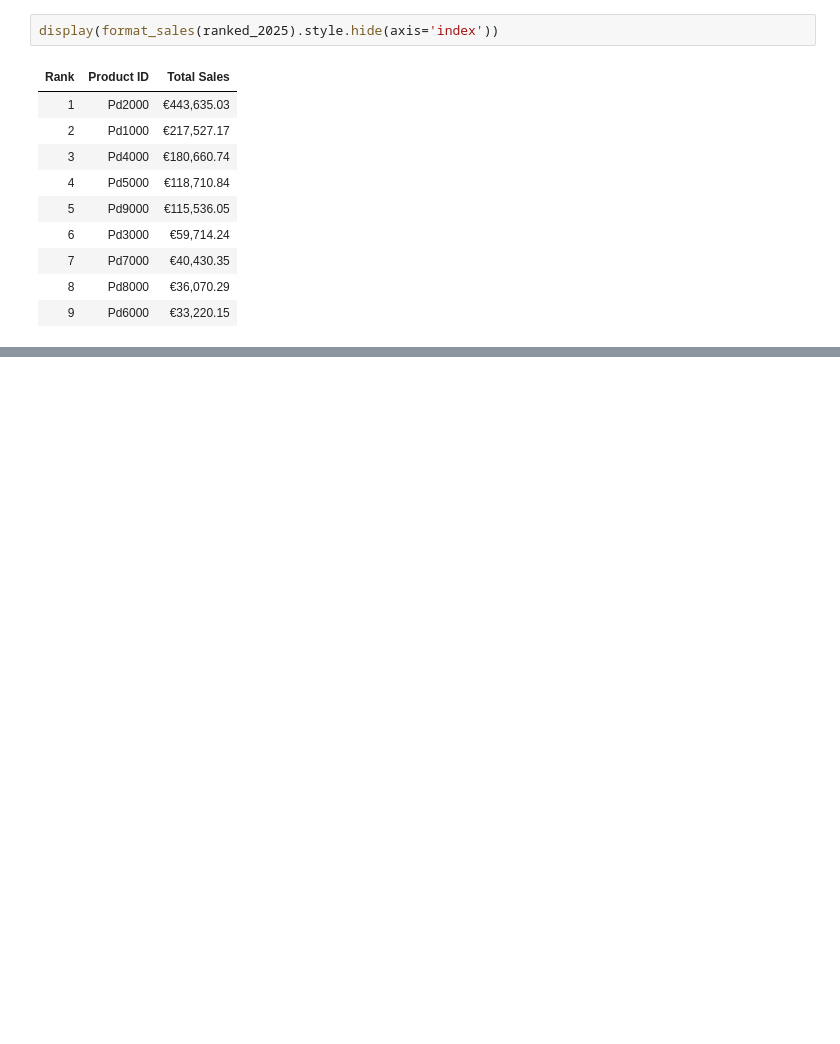
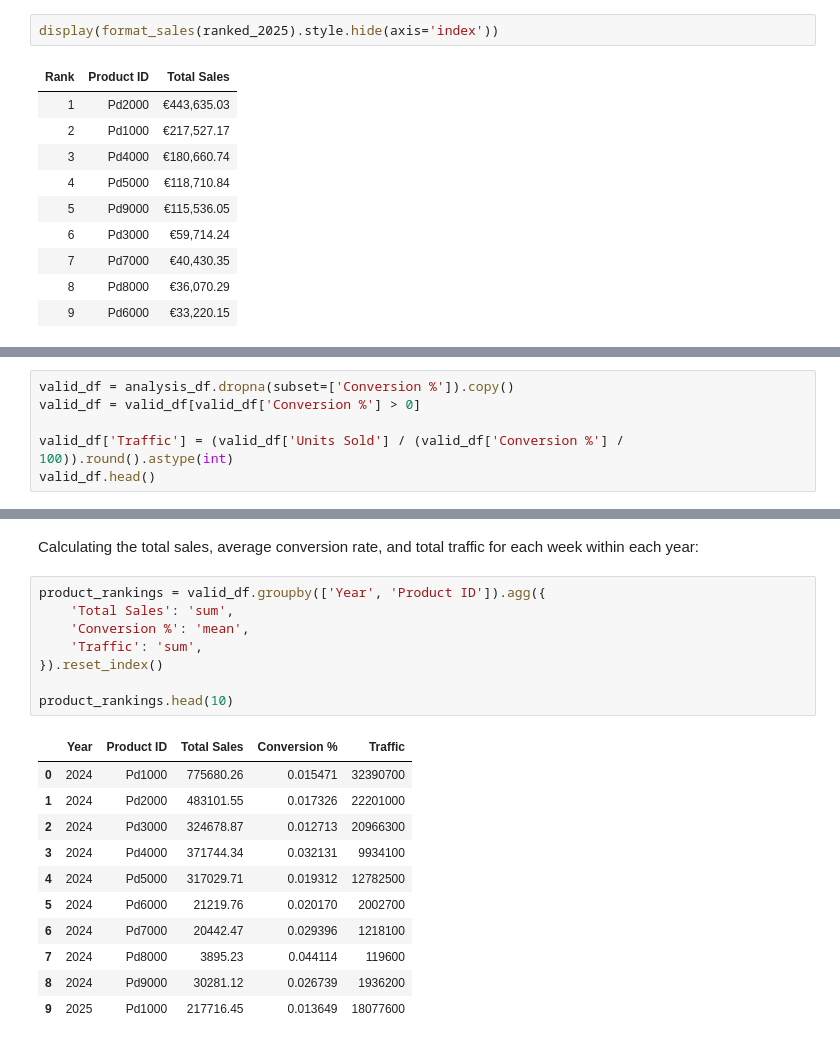
Before and after one commit to kseniyapiven/eCom, a Jupyter notebook: notebooks/analysis.ipynb, the cells around one changed output, grey strips where cells are left out. Drawn from its saved outputs; the diff is of its cells as text; blank space fills up the shorter version.

Commit message:
adding rankings

```diff
--- a/notebooks/analysis.ipynb
+++ b/notebooks/analysis.ipynb
@@ -270,0 +276,6 @@ display(format_sales(ranked_2025).style.hide(axis='index'))
+# %%
+valid_df = analysis_df.dropna(subset=['Conversion %']).copy()
+valid_df = valid_df[valid_df['Conversion %'] > 0]
+
+valid_df['Traffic'] = (valid_df['Units Sold'] / (valid_df['Conversion %'] / 100)).round().astype(int)
+valid_df.head()
@@ -270,0 +289,22 @@ display(format_sales(ranked_2025).style.hide(axis='index'))
+# %% [markdown]
+Calculating the total sales, average conversion rate, and total traffic for each week within each year:
+# %%
+product_rankings = valid_df.groupby(['Year', 'Product ID']).agg({
+    'Total Sales': 'sum',
+    'Conversion %': 'mean',
+    'Traffic': 'sum',
+}).reset_index()
+
+product_rankings.head(10)
+# %% [output]
+|  | Year | Product ID | Total Sales | Conversion % | Traffic |
+| 0 | 2024 | Pd1000 | 775680.26 | 0.015471 | 32390700 |
+| 1 | 2024 | Pd2000 | 483101.55 | 0.017326 | 22201000 |
+| 2 | 2024 | Pd3000 | 324678.87 | 0.012713 | 20966300 |
+| 3 | 2024 | Pd4000 | 371744.34 | 0.032131 | 9934100 |
+| 4 | 2024 | Pd5000 | 317029.71 | 0.019312 | 12782500 |
+| 5 | 2024 | Pd6000 | 21219.76 | 0.020170 | 2002700 |
+| 6 | 2024 | Pd7000 | 20442.47 | 0.029396 | 1218100 |
+| 7 | 2024 | Pd8000 | 3895.23 | 0.044114 | 119600 |
+| 8 | 2024 | Pd9000 | 30281.12 | 0.026739 | 1936200 |
+| 9 | 2025 | Pd1000 | 217716.45 | 0.013649 | 18077600 |
```
Also changed, not shown: parts of 7 cells of this notebook.
